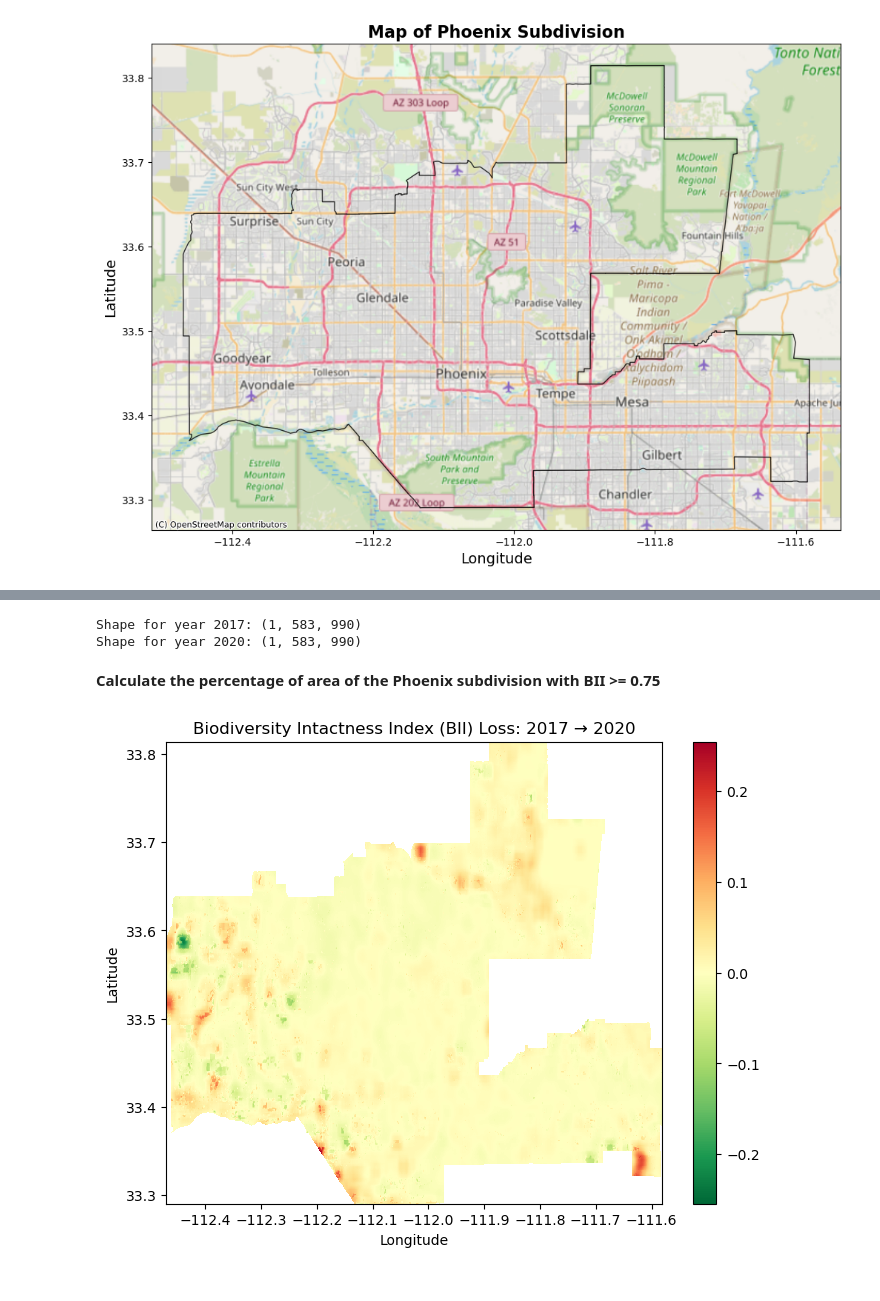
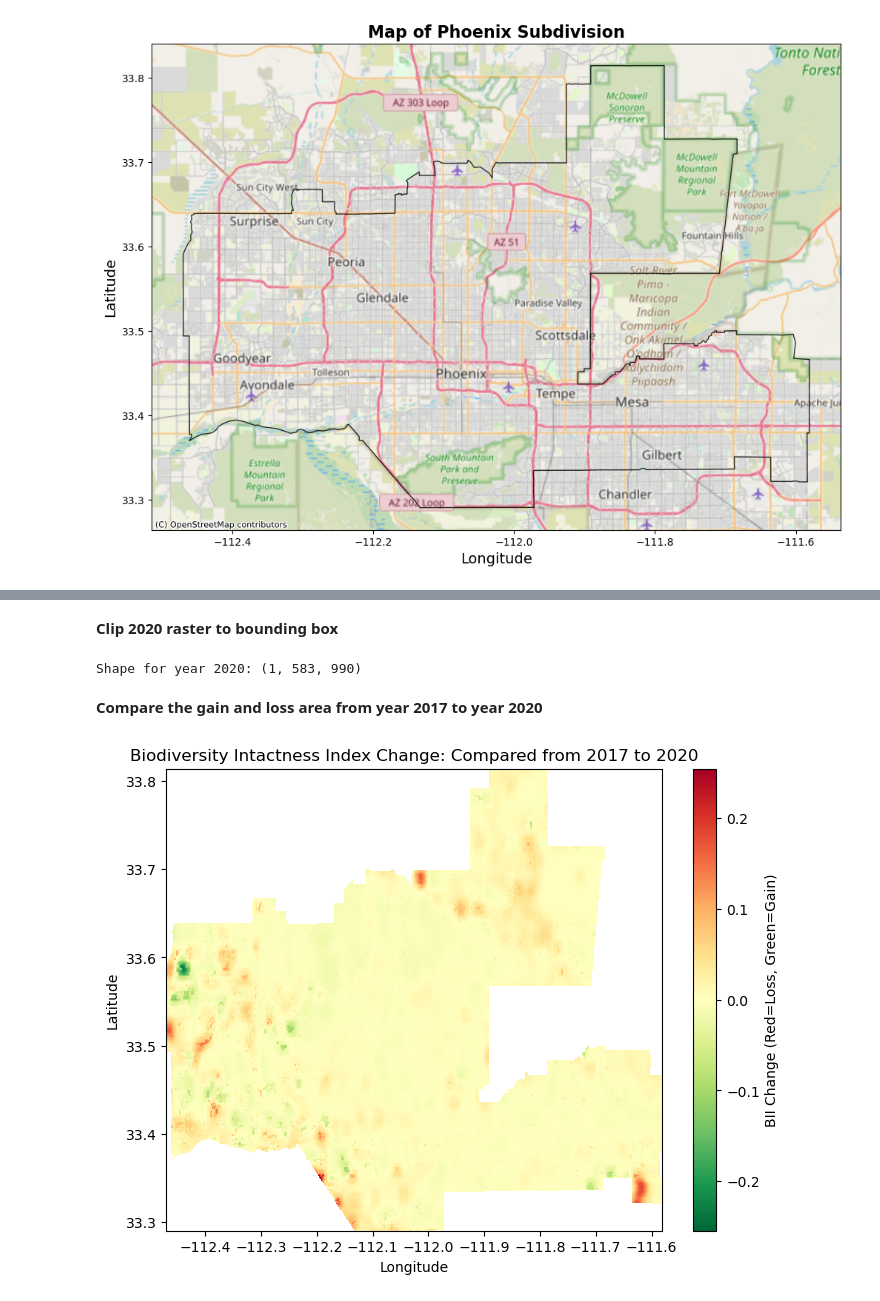
Before and after one commit to aakriti-poudel-chhetri/biodiversity-intactness-index-phoenix, a Jupyter notebook: bii-phoenix.ipynb, the cells around one changed output, grey strips where cells are left out. Drawn from its saved outputs; the diff is of its cells as text; code cells hidden in the pictures.

Commit message:
Add BII visualization

```diff
--- a/bii-phoenix.ipynb
+++ b/bii-phoenix.ipynb
@@ -248,4 +239,4 @@ box_df_2020 = box_df.to_crs(raster2020.rio.crs)
 # %%
-raster2017_clip = raster2017.rio.clip_box(*box_df_2017.total_bounds)
-clip_2017.plot()
+raster2017_clip = raster2017.rio.clip(phoenix_rpj.geometry, phoenix_rpj.crs, drop=True)
+print("Shape for year 2017:", raster2017_clip.shape)
 # %% [output]
@@ -254,33 +244,22 @@ clip_2017.plot()
+# %% [markdown]
+**Clip 2020 raster to bounding box**
 # %%
-raster2020_clip = raster2020.rio.clip_box(*box_df_2020.total_bounds)
-clip_2017.plot()
+raster2020_clip = raster2020.rio.clip(phoenix_rpj.geometry, phoenix_rpj.crs, drop=True)
+print("Shape for year 2020:", raster2020_clip.shape)
+# %% [output]
+Shape for year 2020: (1, 583, 990)
-# %%
-# Convert Phoenix geometries to list
-#geoms = [geom for geom in phoenix_rpj.geometry]
-
-# Clip 2017 raster to the Phoenix subdivision
-#raster2017_clip = raster2017.rio.clip(geoms, phoenix_rpj.crs, drop=True)
-print("Shape for year 2017:", raster2017_clip.shape)
-
-# Clip 2020 raster to the Phoenix subdivision
-#raster2020_clip = raster2020.rio.clip(geoms, phoenix_rpj.crs, drop=True)
-print("Shape for year 2020:", raster2020_clip.shape)
-# %% [output]
-Shape for year 2017: (1, 583, 990)
-Shape for year 2020: (1, 583, 990)
 # %% [markdown]
-**Calculate the percentage of area of the Phoenix subdivision with BII >= 0.75**
+**Compare the gain and loss area from year 2017 to year 2020**
 # %%
-
 # Calculate BII change (2017 - 2020)
 bii_change = raster2017_clip - raster2020_clip
 
 # Plot BII loss
 plt.figure(figsize=(8, 6))
-bii_change.plot(cmap="RdYlGn_r")  # Red = loss, Green = gain
-plt.title("Biodiversity Intactness Index (BII) Loss: 2017 → 2020")
+bii_change.plot(cmap="RdYlGn_r", cbar_kwargs={'label': 'BII Change (Red=Loss, Green=Gain)'})
+plt.title("Biodiversity Intactness Index Change: Compared from 2017 to 2020")
 plt.xlabel("Longitude")
 plt.ylabel("Latitude")
 plt.show()
 # %% [output]
-[figure, old version]
+[figure, new version]
```
Also changed, not shown: parts of 11 cells of this notebook.
